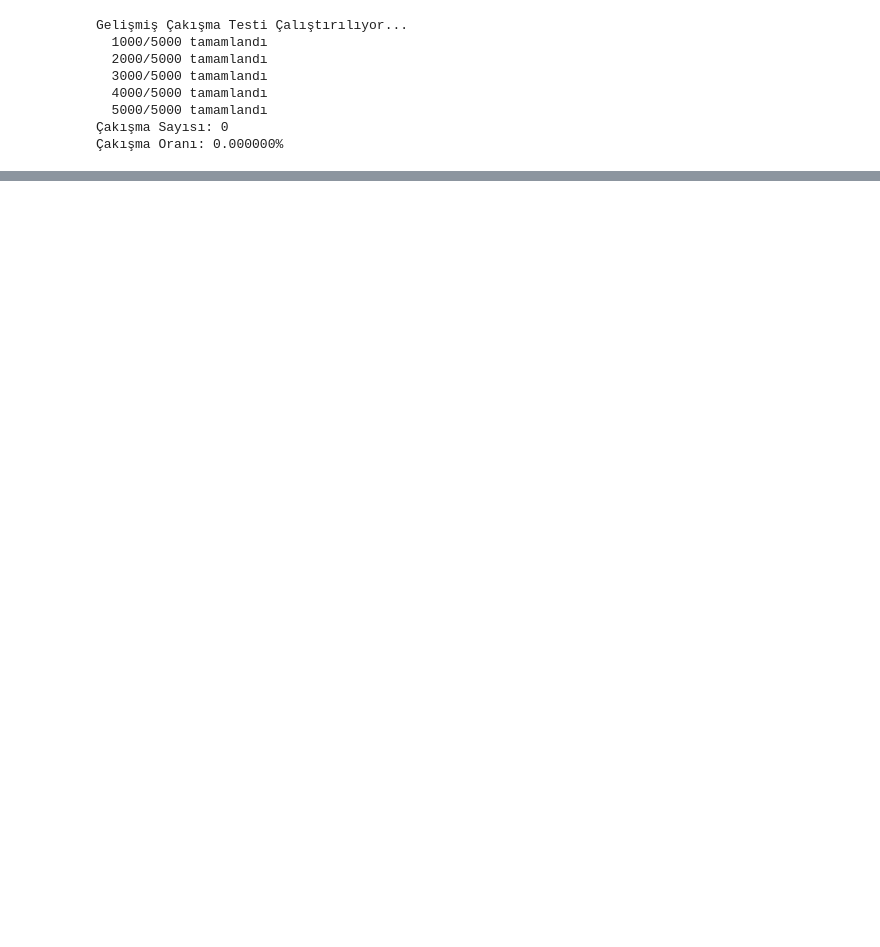
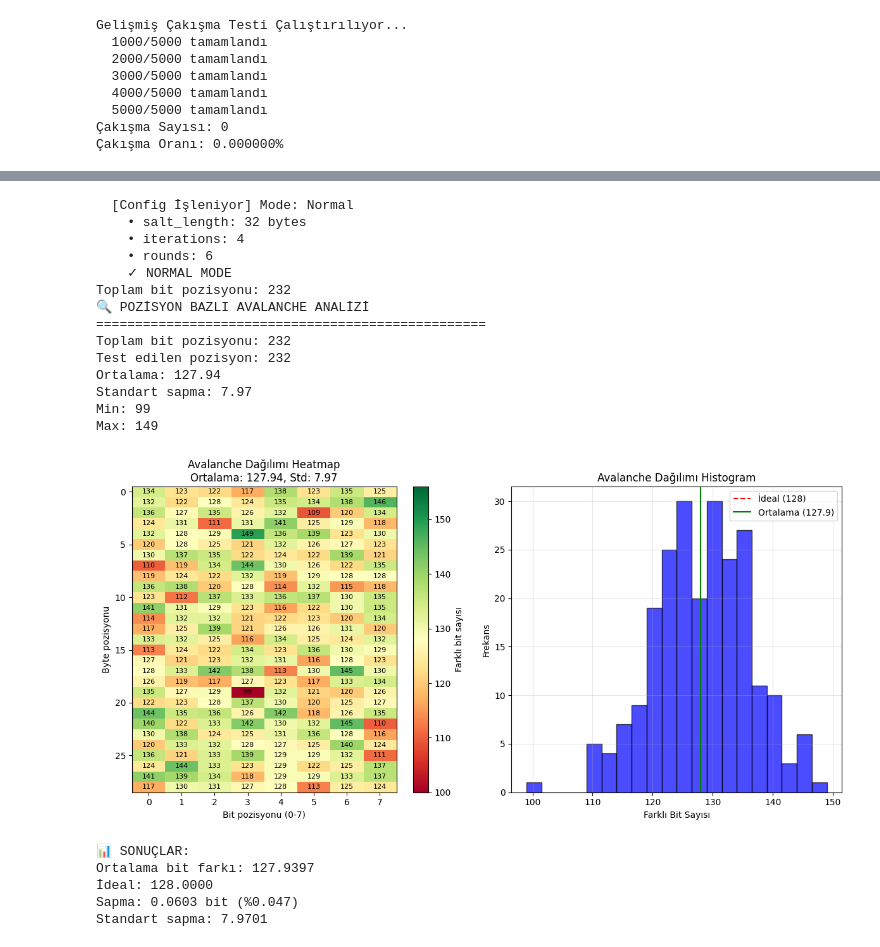
Before and after one commit to WhiteSymmetry/kha256, a Jupyter notebook: notebooks/kha256_demo.ipynb, the cells around one changed output, grey strips where cells are left out. Cells and saved outputs as stored; diff of their text form; code cells hidden in the pictures; blank space fills up the shorter version.

```diff
--- a/notebooks/kha256_demo.ipynb
+++ b/notebooks/kha256_demo.ipynb
@@ -186,0 +1631,43 @@ SONUÇ: KHA-256 FORTIFIED
+# %%
+from kha256 import comprehensive_avalanche_test, FortifiedKhaHash256, FortifiedConfig
+import secrets
+import numpy as np
+
+# Hasher oluştur
+config = FortifiedConfig()
+hasher = FortifiedKhaHash256(config, deterministic=True)
+
+# Test verileri
+salt = secrets.token_bytes(32)
+base_data = b"KHA-256 avalanche test verisi"
+
+# Kapsamlı test
+bit_diffs, avg, std = comprehensive_avalanche_test(hasher, base_data, salt)
+
+# İstatistikler
+print(f"\n📊 SONUÇLAR:")
+print(f"Ortalama bit farkı: {avg:.4f}")
+print(f"İdeal: 128.0000")
+print(f"Sapma: {abs(avg-128):.4f} bit (%{abs(avg-128)/128*100:.3f})")
+print(f"Standart sapma: {std:.4f}")
+# %% [output]
+  [Config İşleniyor] Mode: Normal
+    • salt_length: 32 bytes
+    • iterations: 4
+    • rounds: 6
+    ✓ NORMAL MODE
+Toplam bit pozisyonu: 232
+🔍 POZİSYON BAZLI AVALANCHE ANALİZİ
+==================================================
+Toplam bit pozisyonu: 232
+Test edilen pozisyon: 232
+Ortalama: 127.94
+Standart sapma: 7.97
+Min: 99
+Max: 149
+[figure, added]
+📊 SONUÇLAR:
+Ortalama bit farkı: 127.9397
+İdeal: 128.0000
+Sapma: 0.0603 bit (%0.047)
+Standart sapma: 7.9701
```
Also changed, not shown: parts of 99 cells of this notebook, 1 other file.
